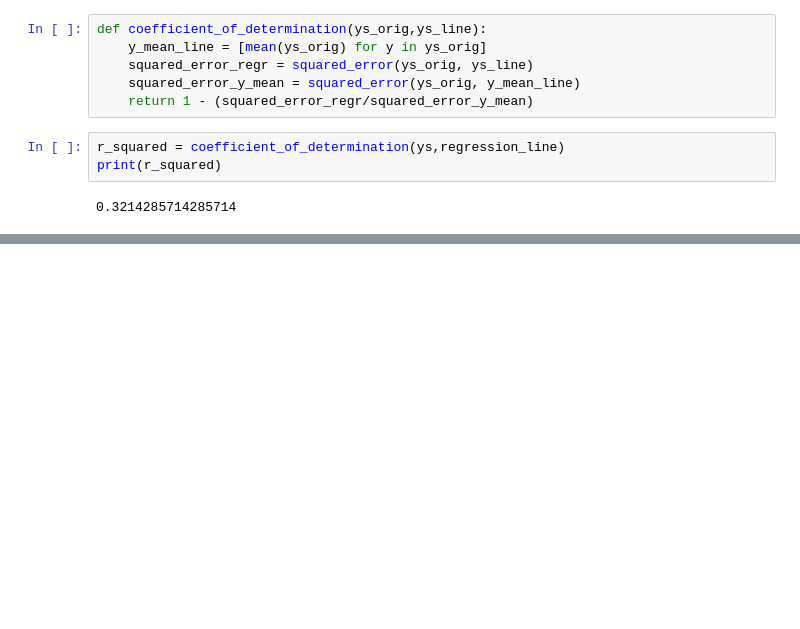
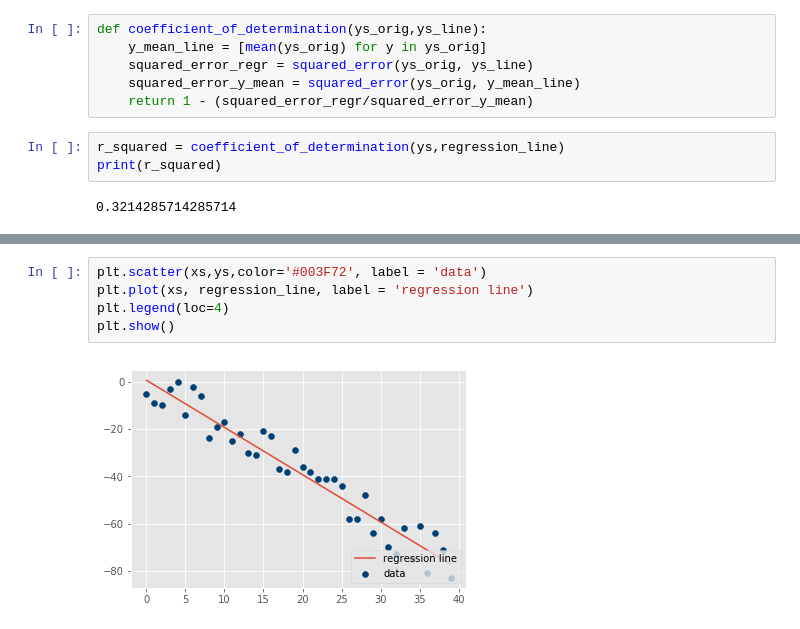
Before and after one commit to ntutdanny0414/machine-learning, a Jupyter notebook: sentdexML sklearn/Best Fit Slope.ipynb, the cells around one changed output, grey strips where cells are left out. Drawn from its saved outputs; the diff is of its cells as text; blank space fills up the shorter version.

```diff
--- a/sentdexML sklearn/Best Fit Slope.ipynb
+++ b/sentdexML sklearn/Best Fit Slope.ipynb
@@ -73,0 +110,7 @@ print(r_squared)
+# %%
+plt.scatter(xs,ys,color='#003F72', label = 'data')
+plt.plot(xs, regression_line, label = 'regression line')
+plt.legend(loc=4)
+plt.show()
+# %% [output]
+[figure, added]
```
Also changed, not shown: parts of 8 cells of this notebook, 4 other files.
